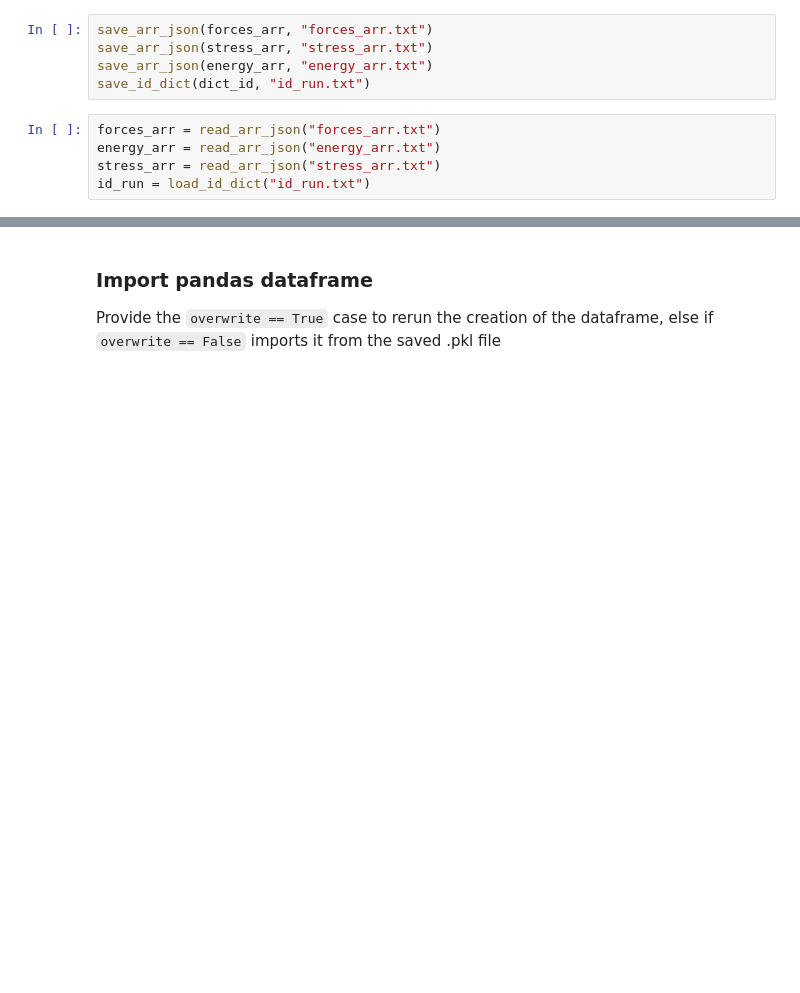
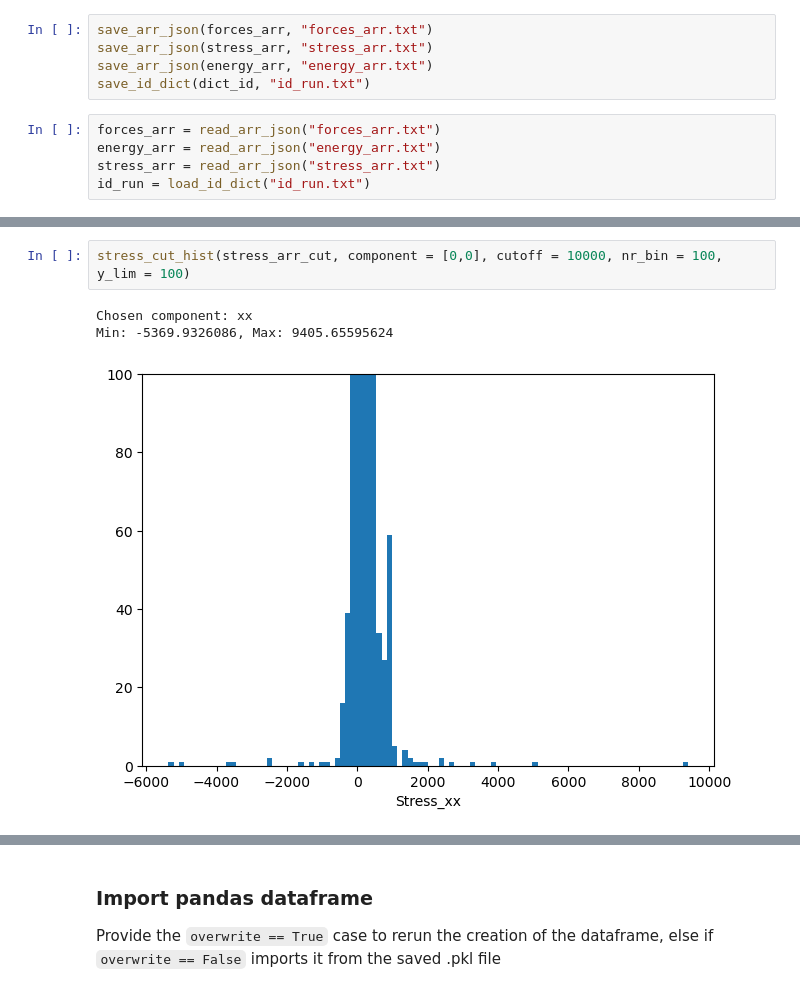
Before and after one commit to fabianjaeger1/Universal_Force_Fields, a Jupyter notebook: stat_data.ipynb, the cells around one changed output, grey strips where cells are left out. Cells and saved outputs as stored; diff of their text form; blank space fills up the shorter version.

```diff
--- a/stat_data.ipynb
+++ b/stat_data.ipynb
@@ -256,0 +448,6 @@ print(np.shape(energy_arr))
+# %%
+stress_cut_hist(stress_arr_cut, component = [0,0], cutoff = 10000, nr_bin = 100, y_lim = 100)
+# %% [output]
+Chosen component: xx
+Min: -5369.9326086, Max: 9405.65595624
+[figure, added]
```
Also changed, not shown: parts of 78 cells of this notebook, 2 other files.
